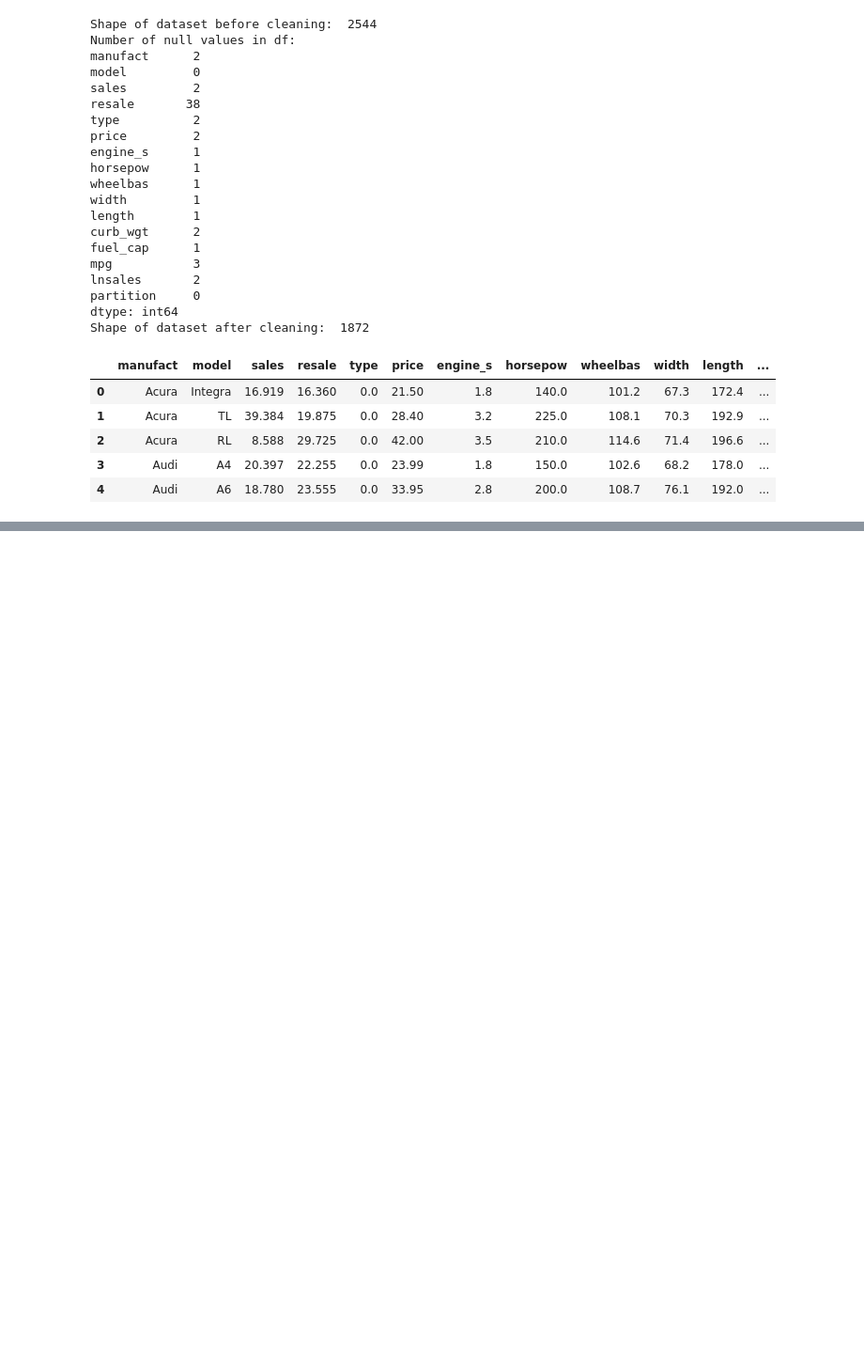
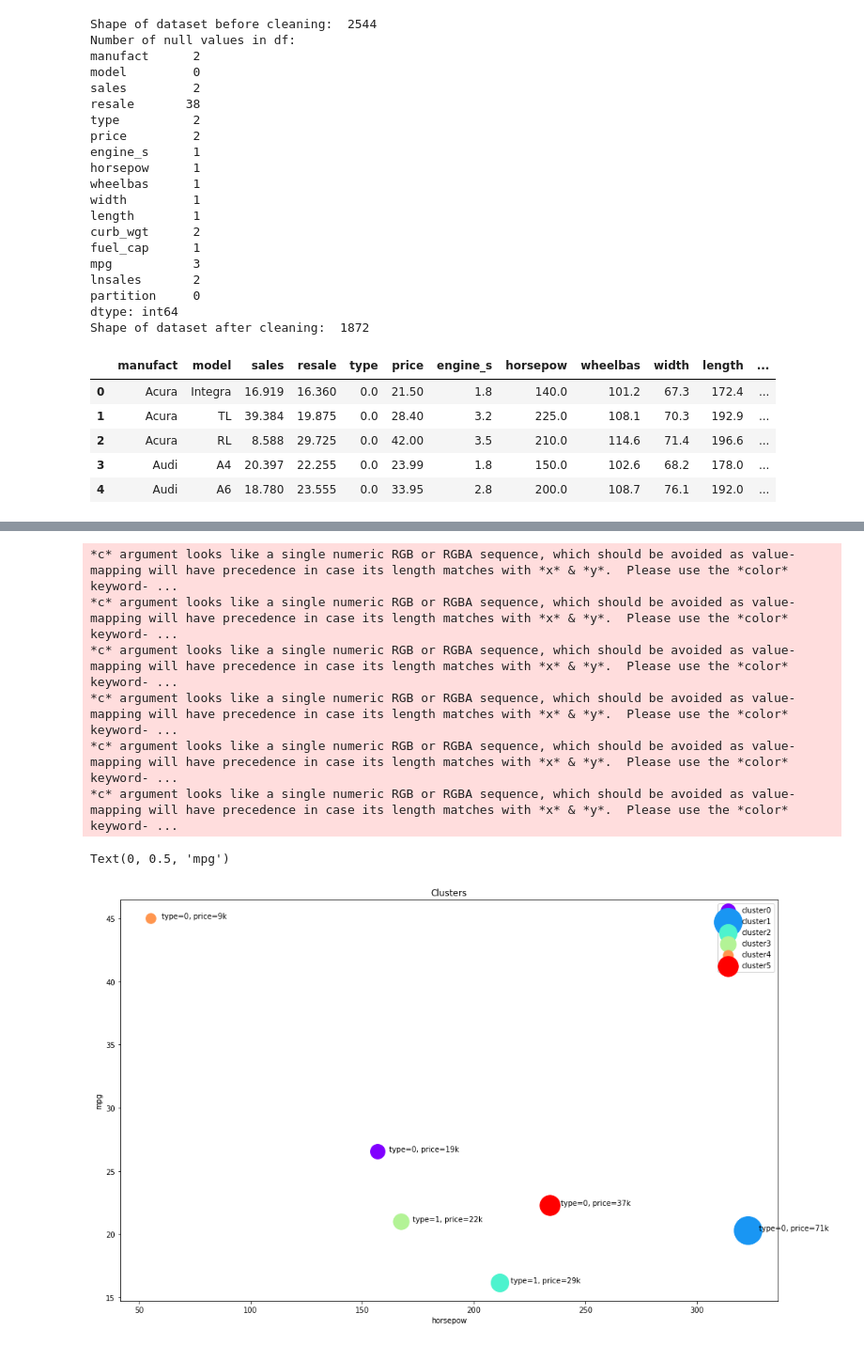
Before and after one commit to polinariabar/ML-DS-courses, a Jupyter notebook: own_projects/Clustering_hierarhical.ipynb, the cells around one changed output, grey strips where cells are left out. Shown at 94% size. Cells and saved outputs as stored; diff of their text form; code cells hidden in the pictures; blank space fills up the shorter version.

```diff
--- a/own_projects/Clustering_hierarhical.ipynb
+++ b/own_projects/Clustering_hierarhical.ipynb
@@ -165,0 +347,3 @@ Shape of dataset after cleaning:  1872
+# %%
+agg_cars = data.groupby(['clusters','type'])['horsepow','engine_s','mpg','price'].mean()
+agg_cars
@@ -165,0 +359,20 @@ Shape of dataset after cleaning:  1872
+# %%
+plt.figure(figsize=(16,10))
+for color, label in zip(colors, cluster_labels):
+    subset = agg_cars.loc[(label,),]
+    for i in subset.index:
+        plt.text(subset.loc[i][0]+5, subset.loc[i][2], 'type='+str(int(i)) + ', price='+str(int(subset.loc[i][3]))+'k')
+    plt.scatter(subset.horsepow, subset.mpg, s=subset.price*20, c=color, label='cluster'+str(label))
+plt.legend()
+plt.title('Clusters')
+plt.xlabel('horsepow')
+plt.ylabel('mpg')
+# %% [output]
+*c* argument looks like a single numeric RGB or RGBA sequence, which should be avoided as value-mapping will have precedence in case its length matches with *x* & *y*.  Please use the *color* keyword- ...
+*c* argument looks like a single numeric RGB or RGBA sequence, which should be avoided as value-mapping will have precedence in case its length matches with *x* & *y*.  Please use the *color* keyword- ...
+*c* argument looks like a single numeric RGB or RGBA sequence, which should be avoided as value-mapping will have precedence in case its length matches with *x* & *y*.  Please use the *color* keyword- ...
+*c* argument looks like a single numeric RGB or RGBA sequence, which should be avoided as value-mapping will have precedence in case its length matches with *x* & *y*.  Please use the *color* keyword- ...
+*c* argument looks like a single numeric RGB or RGBA sequence, which should be avoided as value-mapping will have precedence in case its length matches with *x* & *y*.  Please use the *color* keyword- ...
+*c* argument looks like a single numeric RGB or RGBA sequence, which should be avoided as value-mapping will have precedence in case its length matches with *x* & *y*.  Please use the *color* keyword- ...
+Text(0, 0.5, 'mpg')
+[figure, added]
```
Also changed, not shown: parts of 29 cells of this notebook, 1 other file.
